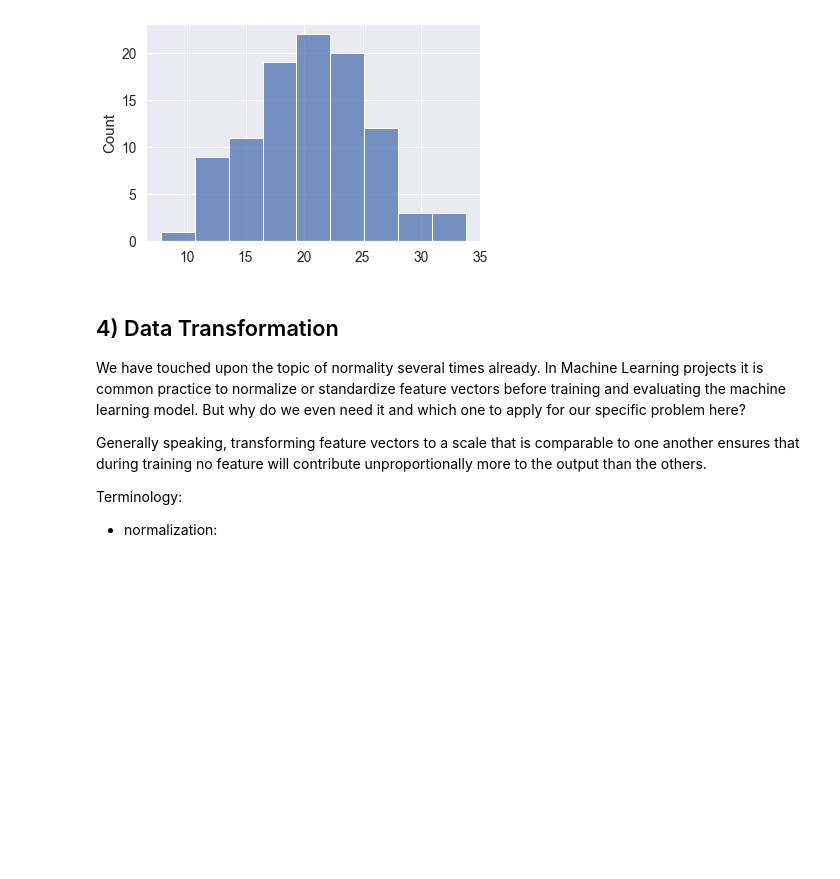
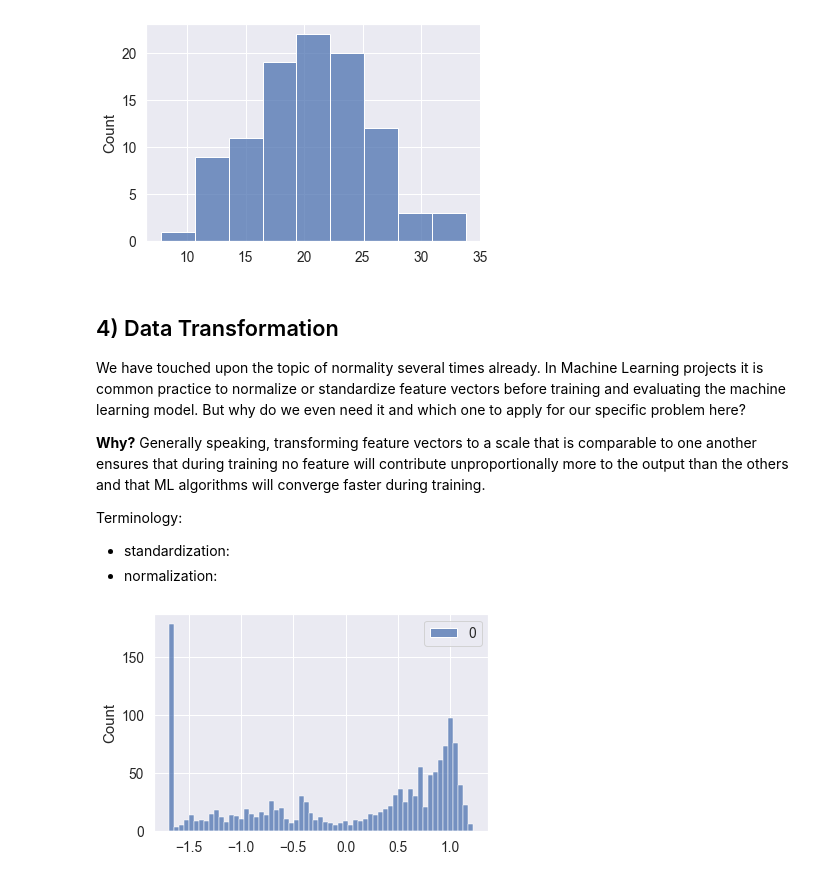
Before and after one commit to leweex95/Housing-Prices-Prediction, a Jupyter notebook: Housing-Prices-Prediction.ipynb, the cells around one changed output. Saved outputs shown, nothing was run; the diff lists cells and outputs as text; code cells hidden in the pictures; blank space fills up the shorter version.

Commit message:
data transformation 1

```diff
--- a/Housing-Prices-Prediction.ipynb
+++ b/Housing-Prices-Prediction.ipynb
@@ -322,7 +324,16 @@ Failed to reject H0. We can assume normality.
 
 We have touched upon the topic of normality several times already. In Machine Learning projects it is common practice to normalize or standardize feature vectors before training and evaluating the machine learning model. But why do we even need it and which one to apply for our specific problem here?
 
-Generally speaking, transforming feature vectors to a scale that is comparable to one another ensures that during training no feature will contribute unproportionally more to the output than the others.
+**Why?** Generally speaking, transforming feature vectors to a scale that is comparable to one another ensures that during training no feature will contribute unproportionally more to the output than the others and that ML algorithms will converge faster during training.
 
 Terminology:
+ * standardization:
  * normalization:
+# %%
+from sklearn.preprocessing import StandardScaler
+
+YearRemodAdd_standard = StandardScaler().fit_transform(X_train['YearRemodAdd'].values.reshape(-1, 1))
+# %%
+sns.histplot(YearRemodAdd_standard, bins=61);
+# %% [output]
+[figure, added]
```
Also changed, not shown: parts of 9 cells of this notebook.
